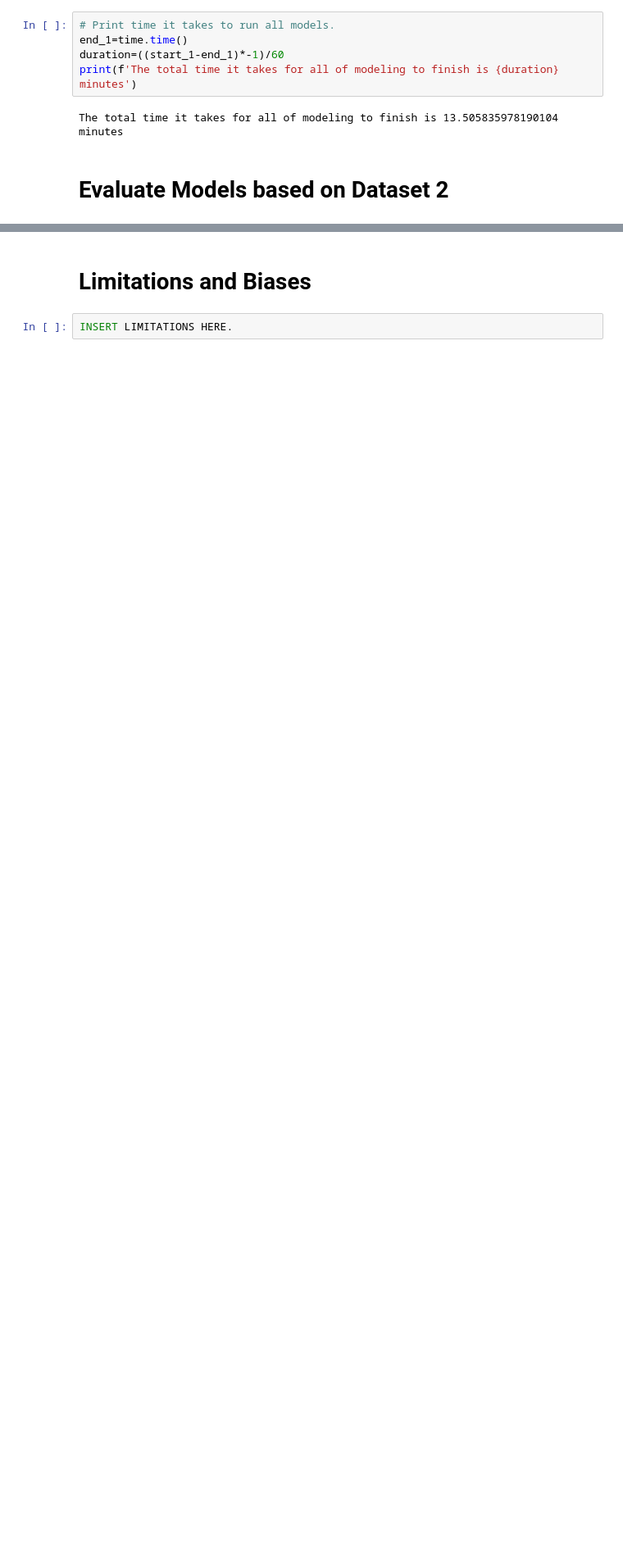
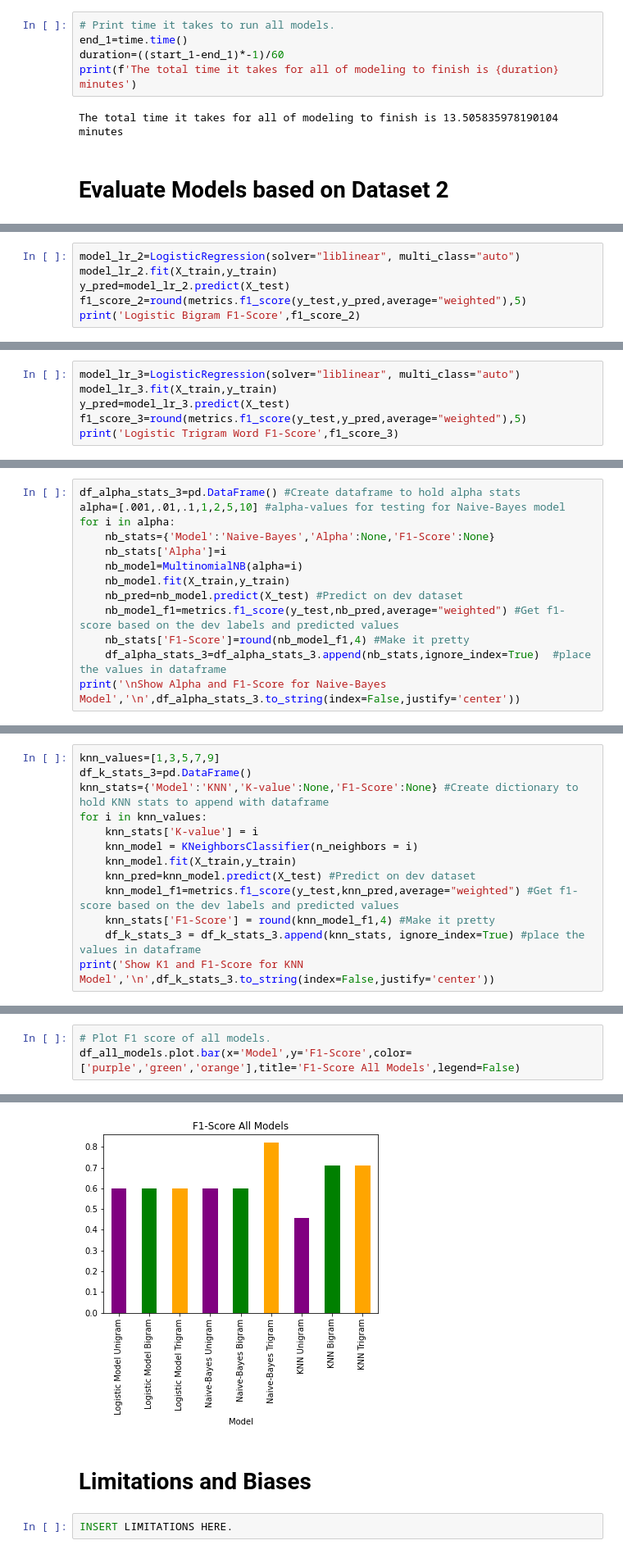
Before and after one commit to akikoiwamizu/w207-project, a Jupyter notebook: final_submission.ipynb, the cells around one changed output, grey strips where cells are left out. Shown: that part at 82% size. Cells and saved outputs as stored; diff of their text form; blank space fills up the shorter version.

```diff
--- a/final_submission.ipynb
+++ b/final_submission.ipynb
@@ -992,0 +1164,6 @@ The total time it takes for all of modeling to finish is 13.505835978190104 minu
+# %%
+model_lr_2=LogisticRegression(solver="liblinear", multi_class="auto")
+model_lr_2.fit(X_train,y_train)
+y_pred=model_lr_2.predict(X_test)
+f1_score_2=round(metrics.f1_score(y_test,y_pred,average="weighted"),5)
+print('Logistic Bigram F1-Score',f1_score_2)
@@ -992,0 +1229,6 @@ The total time it takes for all of modeling to finish is 13.505835978190104 minu
+# %%
+model_lr_3=LogisticRegression(solver="liblinear", multi_class="auto")
+model_lr_3.fit(X_train,y_train)
+y_pred=model_lr_3.predict(X_test)
+f1_score_3=round(metrics.f1_score(y_test,y_pred,average="weighted"),5)
+print('Logistic Trigram Word F1-Score',f1_score_3)
@@ -992,0 +1237,13 @@ The total time it takes for all of modeling to finish is 13.505835978190104 minu
+# %%
+df_alpha_stats_3=pd.DataFrame() #Create dataframe to hold alpha stats
+alpha=[.001,.01,.1,1,2,5,10] #alpha-values for testing for Naive-Bayes model
+for i in alpha:
+    nb_stats={'Model':'Naive-Bayes','Alpha':None,'F1-Score':None}
+    nb_stats['Alpha']=i
+    nb_model=MultinomialNB(alpha=i)
+    nb_model.fit(X_train,y_train)
+    nb_pred=nb_model.predict(X_test) #Predict on dev dataset
+    nb_model_f1=metrics.f1_score(y_test,nb_pred,average="weighted") #Get f1-score based on the dev labels and predicted values
+    nb_stats['F1-Score']=round(nb_model_f1,4) #Make it pretty
+    df_alpha_stats_3=df_alpha_stats_3.append(nb_stats,ignore_index=True)  #place the values in dataframe
+print('\nShow Alpha and F1-Score for Naive-Bayes Model','\n',df_alpha_stats_3.to_string(index=False,justify='center'))
@@ -992,0 +1260,13 @@ The total time it takes for all of modeling to finish is 13.505835978190104 minu
+# %%
+knn_values=[1,3,5,7,9]
+df_k_stats_3=pd.DataFrame()
+knn_stats={'Model':'KNN','K-value':None,'F1-Score':None} #Create dictionary to hold KNN stats to append with dataframe
+for i in knn_values:
+    knn_stats['K-value'] = i
+    knn_model = KNeighborsClassifier(n_neighbors = i)
+    knn_model.fit(X_train,y_train)
+    knn_pred=knn_model.predict(X_test) #Predict on dev dataset
+    knn_model_f1=metrics.f1_score(y_test,knn_pred,average="weighted") #Get f1-score based on the dev labels and predicted values
+    knn_stats['F1-Score'] = round(knn_model_f1,4) #Make it pretty
+    df_k_stats_3 = df_k_stats_3.append(knn_stats, ignore_index=True) #place the values in dataframe
+print('Show K1 and F1-Score for KNN Model','\n',df_k_stats_3.to_string(index=False,justify='center'))
@@ -992,0 +1343,4 @@ The total time it takes for all of modeling to finish is 13.505835978190104 minu
+# %%
+# Plot F1 score of all models.
+df_all_models.plot.bar(x='Model',y='F1-Score',color=['purple','green','orange'],title='F1-Score All Models',legend=False)
+# %% [output]
@@ -993,3 +1348,4 @@ The total time it takes for all of modeling to finish is 13.505835978190104 minu
+[figure, added]
 # %% [markdown]
 # Limitations and Biases
 # %%
```
Also changed, not shown: parts of 32 cells of this notebook.
